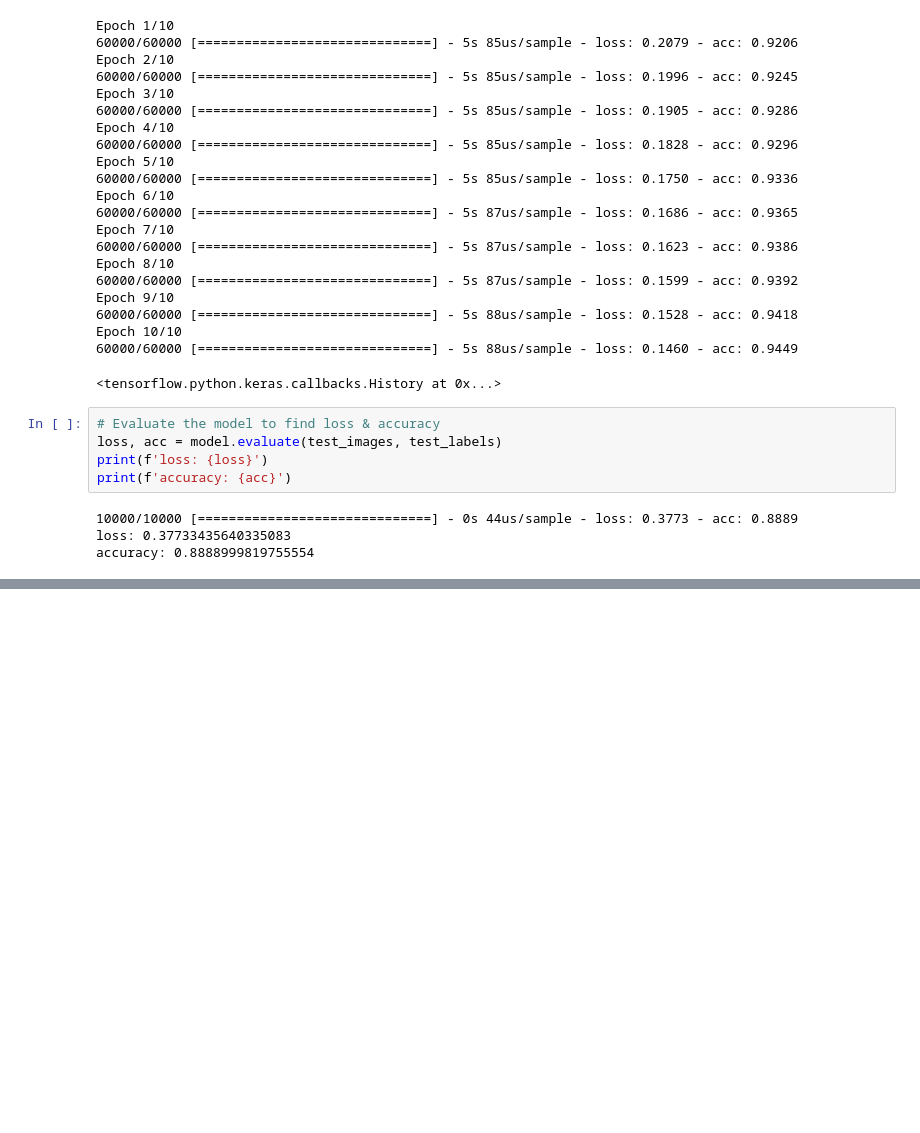
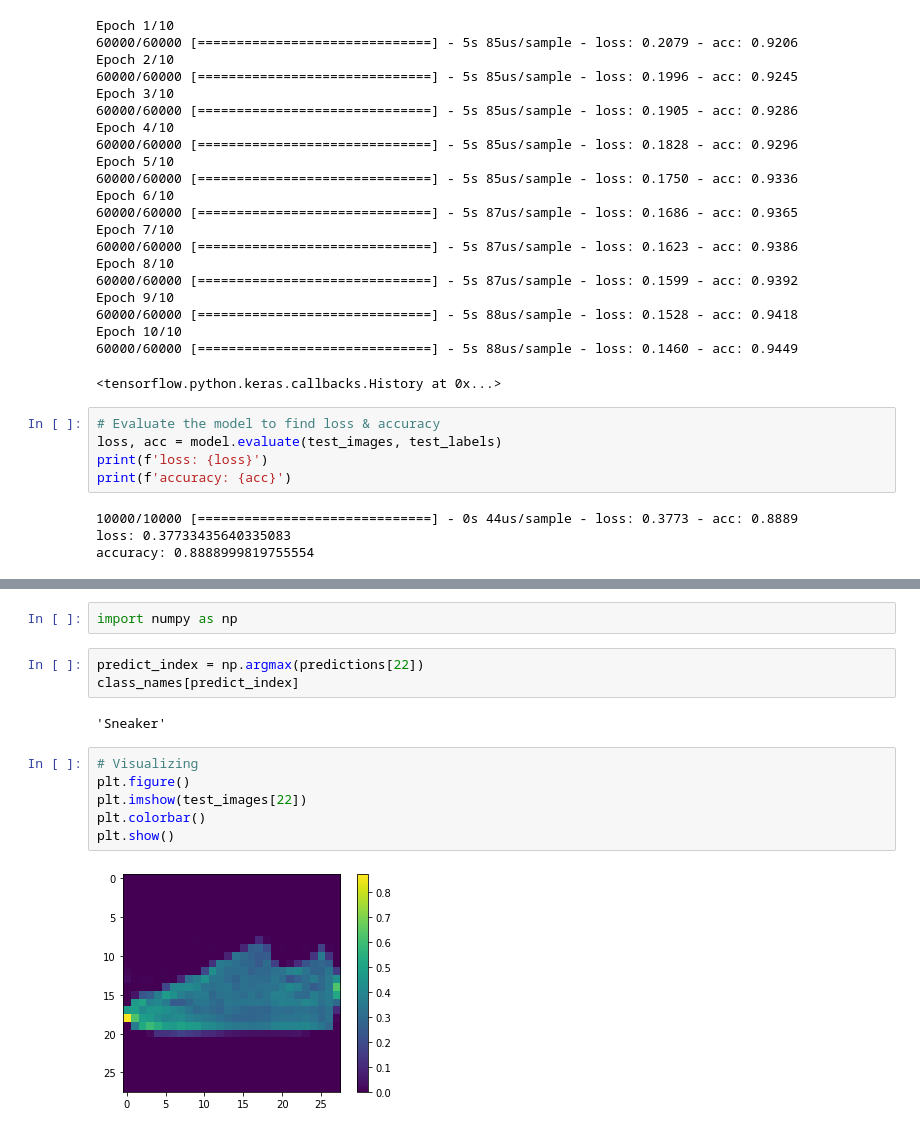
Before and after one commit to neotheobserver/deep_learning_neural_networks, a Jupyter notebook: Deep Learning (Project 01).ipynb, the cells around one changed output, grey strips where cells are left out. Saved outputs shown, nothing was run; the diff lists cells and outputs as text; blank space fills up the shorter version.

Commit message:
making predictions & visualizing

```diff
--- a/Deep Learning (Project 01).ipynb
+++ b/Deep Learning (Project 01).ipynb
@@ -79,0 +95,15 @@ fashion_predictor = k
+# %%
+import numpy as np
+# %%
+predict_index = np.argmax(predictions[22])
+class_names[predict_index]
+# %% [output]
+'Sneaker'
+# %%
+# Visualizing
+plt.figure()
+plt.imshow(test_images[22])
+plt.colorbar()
+plt.show()
+# %% [output]
+[figure, added]
```
Also changed, not shown: parts of 3 cells of this notebook.
